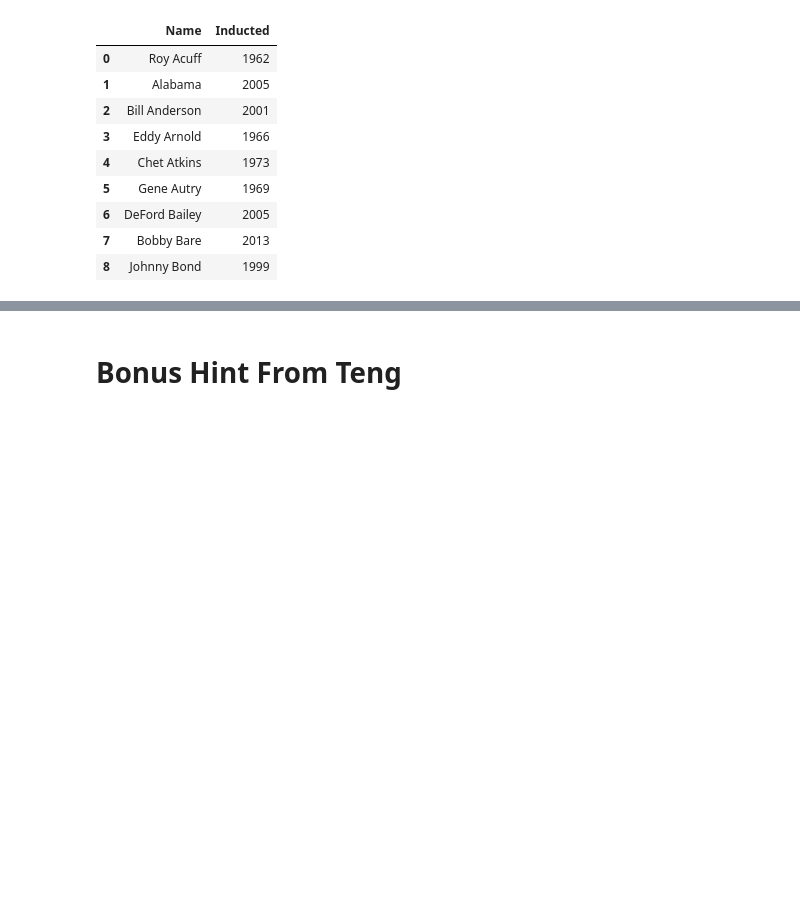
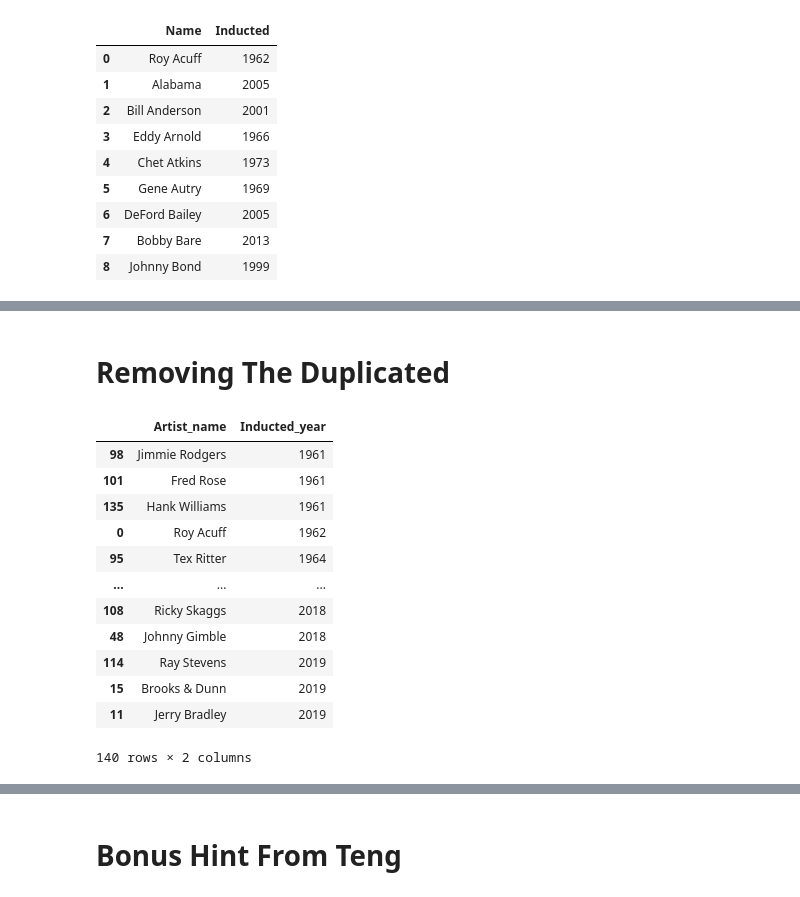
Before and after one commit to Engu12/web-scraping-country-music-hof-Engu12, a Jupyter notebook: WScr_countryMHof_Fame.ipynb, the cells around one changed output, grey strips where cells are left out. Cells and saved outputs as stored; diff of their text form; code cells hidden in the pictures; blank space fills up the shorter version.

```diff
--- a/WScr_countryMHof_Fame.ipynb
+++ b/WScr_countryMHof_Fame.ipynb
@@ -167,0 +286,19 @@ AttributeError: 'str' object has no attribute 'find_all'
+# %% [markdown]
+# Removing The Duplicated
+# %%
+All_HOF_Ddupd = Sorted_ALL_HOF.drop_duplicates()
+All_HOF_Ddupd
+# %% [output]
+|  | Artist_name | Inducted_year |
+| 98 | Jimmie Rodgers | 1961 |
+| 101 | Fred Rose | 1961 |
+| 135 | Hank Williams | 1961 |
+| 0 | Roy Acuff | 1962 |
+| 95 | Tex Ritter | 1964 |
+| ... | ... | ... |
+| 108 | Ricky Skaggs | 2018 |
+| 48 | Johnny Gimble | 2018 |
+| 114 | Ray Stevens | 2019 |
+| 15 | Brooks & Dunn | 2019 |
+| 11 | Jerry Bradley | 2019 |
+140 rows × 2 columns
```
Also changed, not shown: parts of 36 cells of this notebook.
